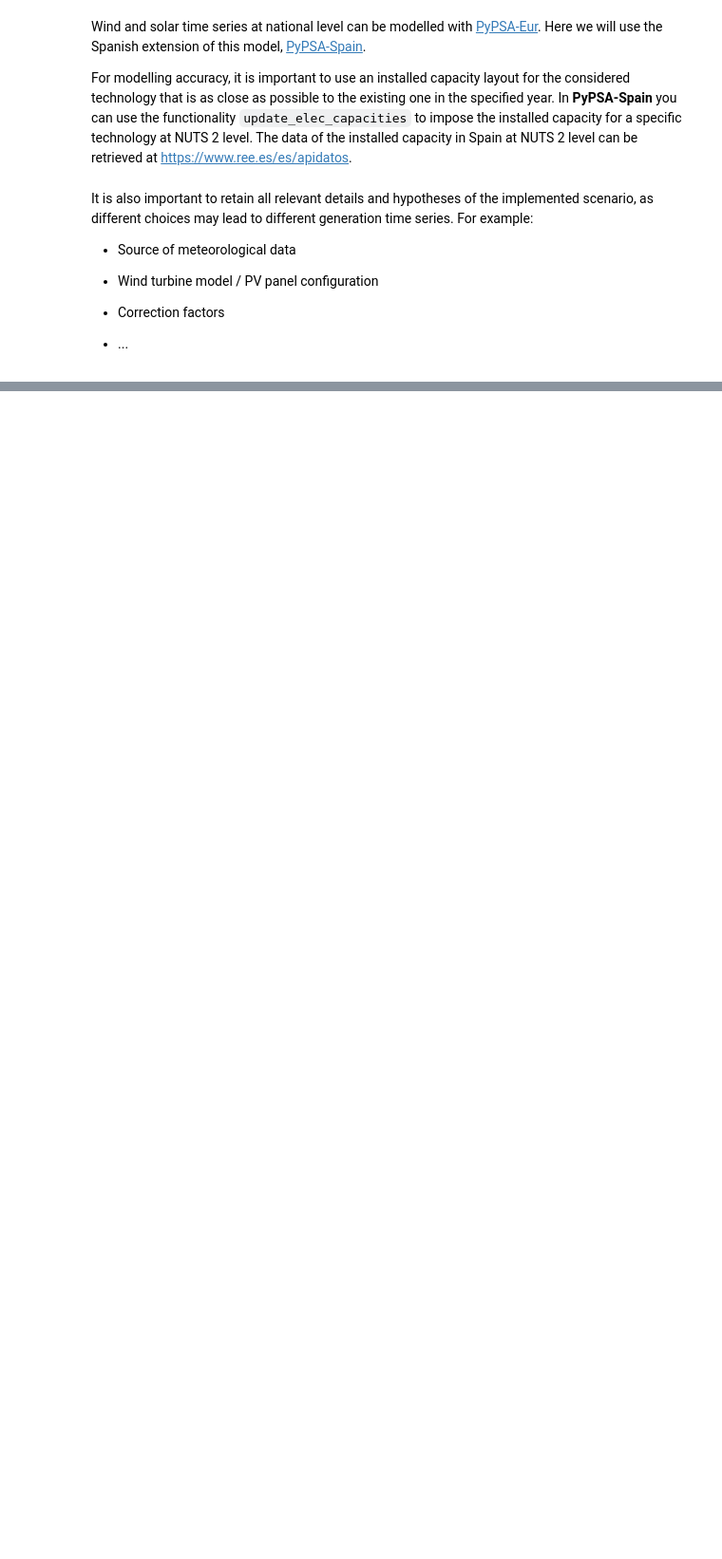
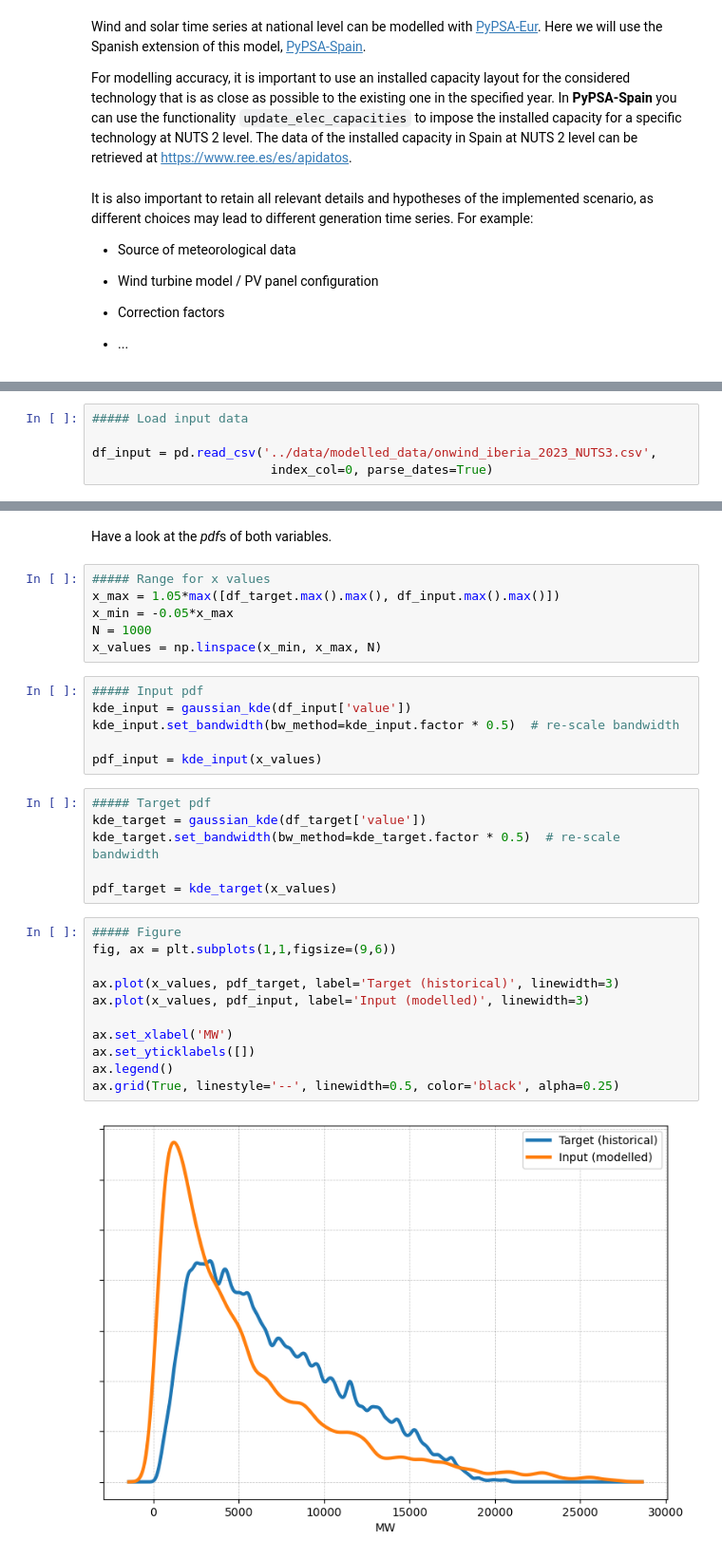
Before and after one commit to cristobal-GC/Q2Q_repository, a Jupyter notebook: notebooks/Tutorial_Creating_Q2Q_transform.ipynb, the cells around one changed output, grey strips where cells are left out. Shown: that part at 95% size. Drawn from its saved outputs; the diff is of its cells as text; blank space fills up the shorter version.

Commit message:
modelled data uploaded

```diff
--- a/notebooks/Tutorial_Creating_Q2Q_transform.ipynb
+++ b/notebooks/Tutorial_Creating_Q2Q_transform.ipynb
@@ -58,0 +61,5 @@ df_input = n.generators_t['p'].filter(like=carrier).sum(axis=1).to_frame(name='v
+# %%
+##### Load input data
+
+df_input = pd.read_csv('../data/modelled_data/onwind_iberia_2023_NUTS3.csv',
+                        index_col=0, parse_dates=True)
@@ -58,0 +68,33 @@ df_input = n.generators_t['p'].filter(like=carrier).sum(axis=1).to_frame(name='v
+# %% [markdown]
+Have a look at the *pdf*s of both variables.
+# %%
+##### Range for x values
+x_max = 1.05*max([df_target.max().max(), df_input.max().max()])
+x_min = -0.05*x_max
+N = 1000
+x_values = np.linspace(x_min, x_max, N)
+# %%
+##### Input pdf
+kde_input = gaussian_kde(df_input['value'])
+kde_input.set_bandwidth(bw_method=kde_input.factor * 0.5)  # re-scale bandwidth
+
+pdf_input = kde_input(x_values)
+# %%
+##### Target pdf
+kde_target = gaussian_kde(df_target['value'])
+kde_target.set_bandwidth(bw_method=kde_target.factor * 0.5)  # re-scale bandwidth
+
+pdf_target = kde_target(x_values)
+# %%
+##### Figure
+fig, ax = plt.subplots(1,1,figsize=(9,6))
+
+ax.plot(x_values, pdf_target, label='Target (historical)', linewidth=3)
+ax.plot(x_values, pdf_input, label='Input (modelled)', linewidth=3)
+
+ax.set_xlabel('MW')
+ax.set_yticklabels([])
+ax.legend()
+ax.grid(True, linestyle='--', linewidth=0.5, color='black', alpha=0.25)
+# %% [output]
+[figure, added]
```
Also changed, not shown: parts of 18 cells of this notebook, 25 other files.
